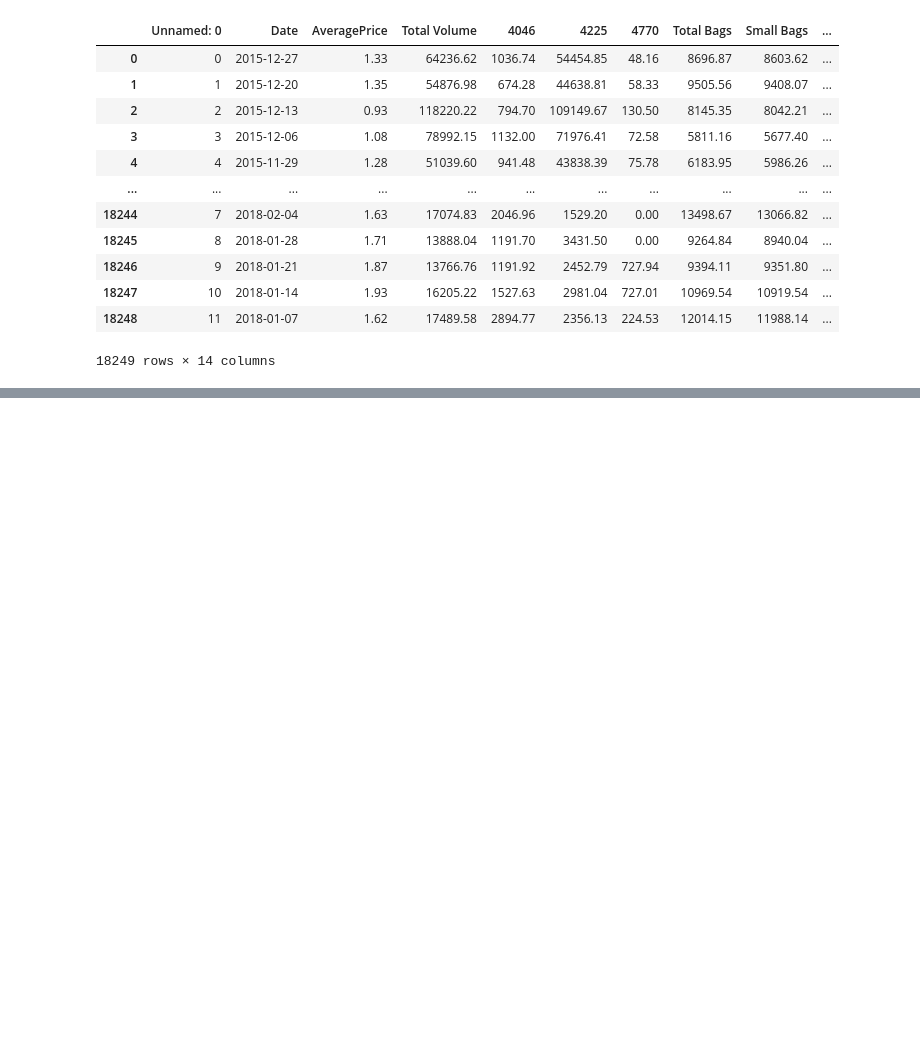
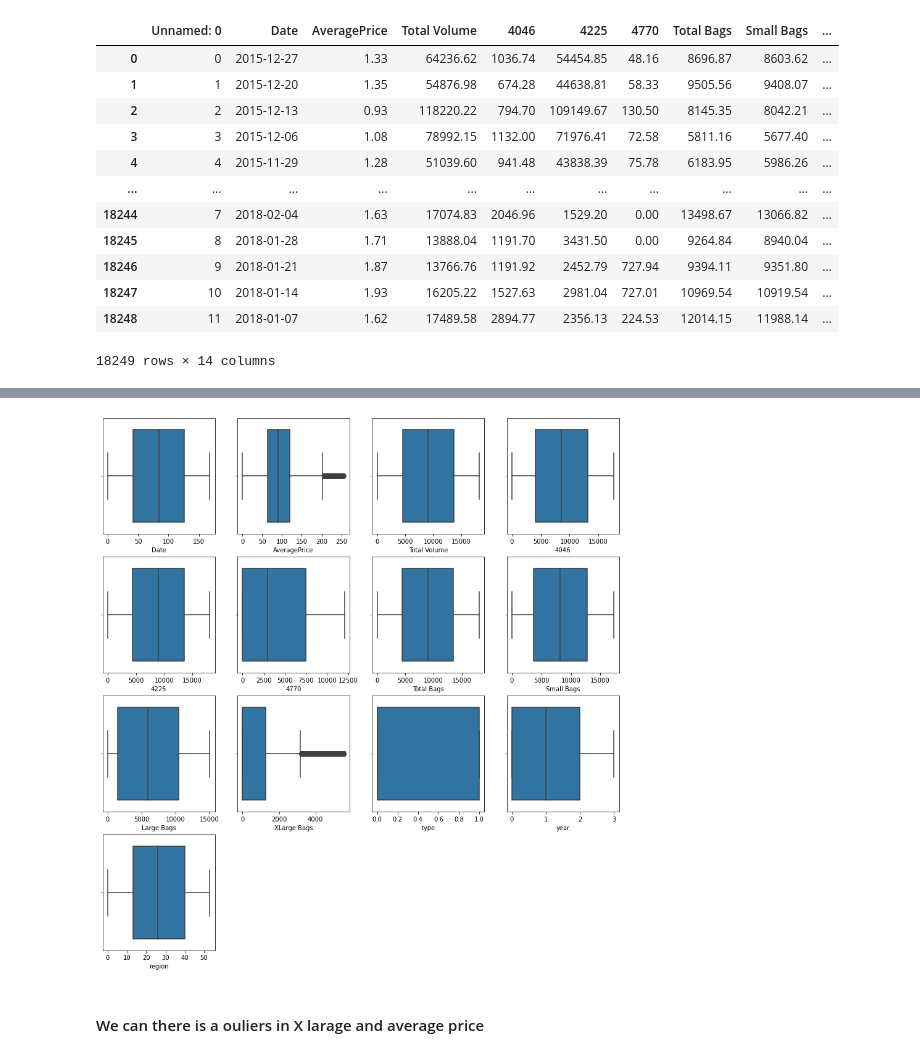
Before and after one commit to im-noob/internship-fliprobo, a Jupyter notebook: datatrained_projects/avacado_project/avacado_project.ipynb, the cells around one changed output, grey strips where cells are left out. Saved outputs shown, nothing was run; the diff lists cells and outputs as text; code cells hidden in the pictures; blank space fills up the shorter version.

```diff
--- a/datatrained_projects/avacado_project/avacado_project.ipynb
+++ b/datatrained_projects/avacado_project/avacado_project.ipynb
@@ -18,0 +168,11 @@ pd.read_csv('avocado.csv')
+# %%
+df = df.apply(LabelEncoder().fit_transform)
+# %%
+plt.figure(figsize=[15,20])
+for i , column in enumerate(df.columns):
+    plt.subplot(5,4,i+1)
+    sns.boxplot(df[column])
+# %% [output]
+[figure, added]
+# %% [markdown]
+#### We can there is a ouliers in X larage and average price
```
Also changed, not shown: parts of 182 cells of this notebook, 1 other file.
